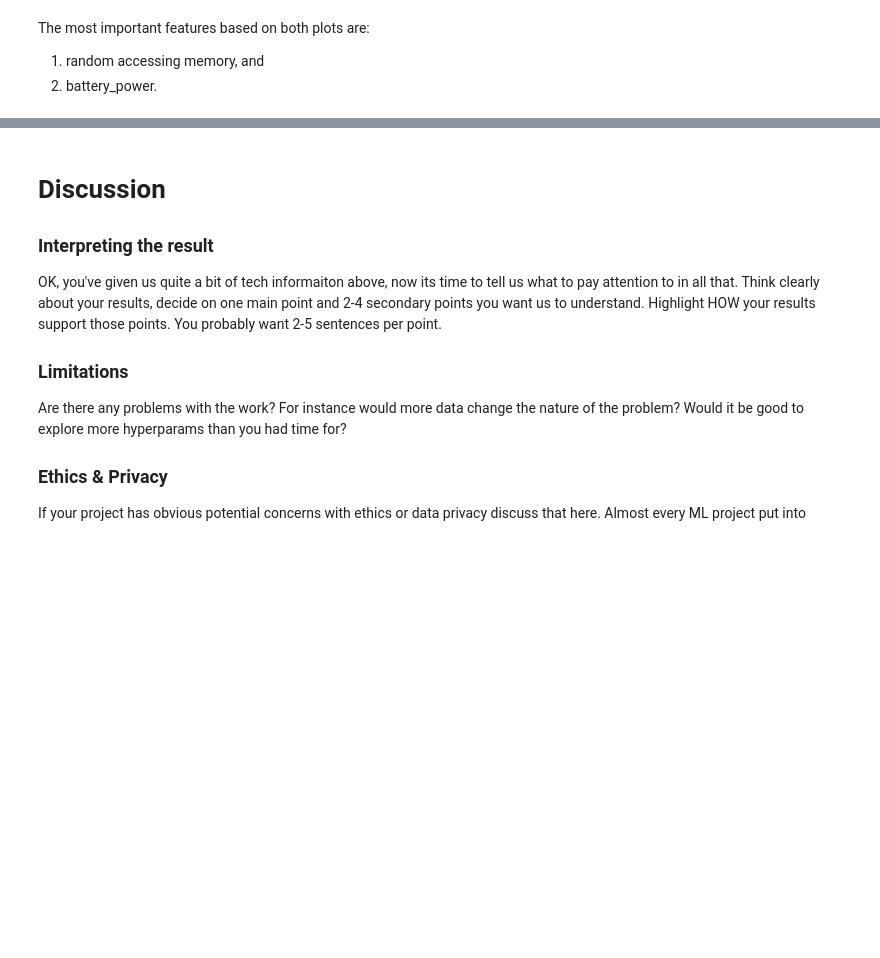
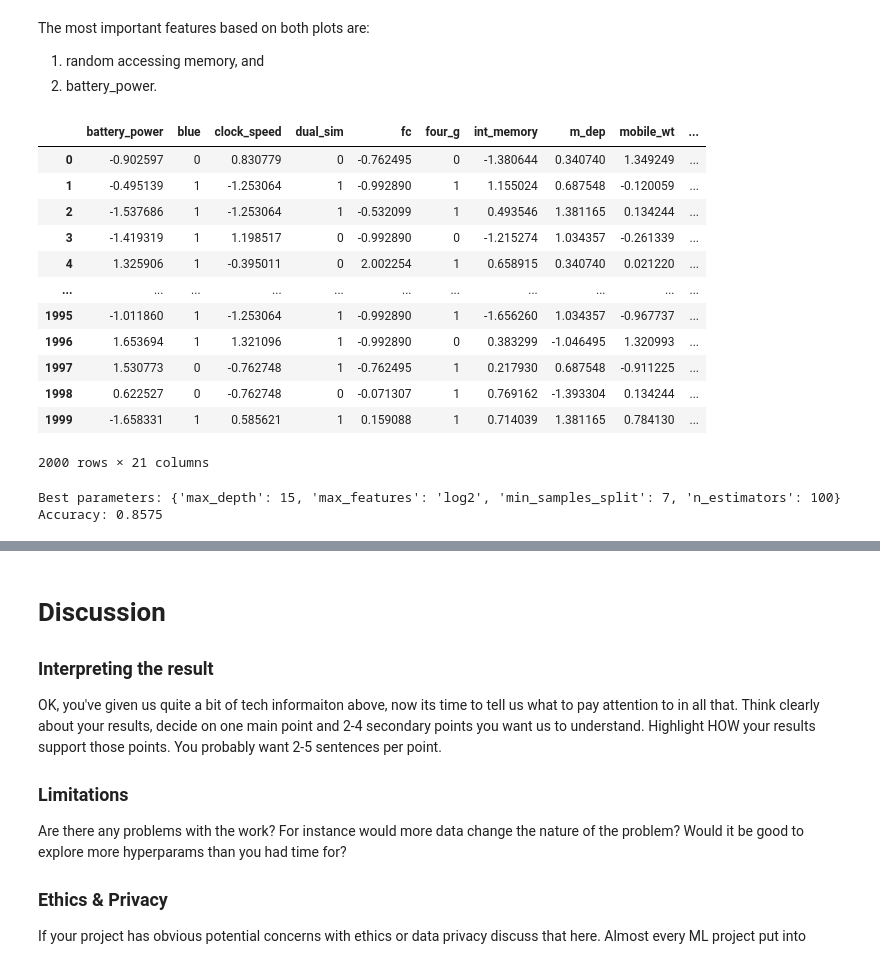
Before and after one commit to COGS118A/Group001-SP23, a Jupyter notebook: FinalProject_Group001-SP23.ipynb, the cells around one changed output, grey strips where cells are left out. Saved outputs shown, nothing was run; the diff lists cells and outputs as text; code cells hidden in the pictures; blank space fills up the shorter version.

```diff
--- a/FinalProject_Group001-SP23.ipynb
+++ b/FinalProject_Group001-SP23.ipynb
@@ -203,3 +261,23 @@ The most important features based on both plots are:
 #       4) consider strategies that make the training process less biased toward continuous variables (like RAM)
 #       5) copy-and-paste sections from proposal to here [DONE]
 #       6) show some decision trees of the best parameters [DONE]
+# %%
+scaler = StandardScaler()
+
+cont_var = ['battery_power', 'ram', 'px_height', 'px_width', 'clock_speed', 'fc', 'int_memory', 'm_dep', 'mobile_wt']
+df[continuous_variables] = scaler.fit_transform(df[cont_var])
+df
+# %% [output]
+|  | battery_power | blue | clock_speed | dual_sim | fc | four_g | int_memory | m_dep | mobile_wt | ... |
+| 0 | -0.902597 | 0 | 0.830779 | 0 | -0.762495 | 0 | -1.380644 | 0.340740 | 1.349249 | ... |
+| 1 | -0.495139 | 1 | -1.253064 | 1 | -0.992890 | 1 | 1.155024 | 0.687548 | -0.120059 | ... |
+| 2 | -1.537686 | 1 | -1.253064 | 1 | -0.532099 | 1 | 0.493546 | 1.381165 | 0.134244 | ... |
+| 3 | -1.419319 | 1 | 1.198517 | 0 | -0.992890 | 0 | -1.215274 | 1.034357 | -0.261339 | ... |
+| 4 | 1.325906 | 1 | -0.395011 | 0 | 2.002254 | 1 | 0.658915 | 0.340740 | 0.021220 | ... |
+| ... | ... | ... | ... | ... | ... | ... | ... | ... | ... | ... |
+| 1995 | -1.011860 | 1 | -1.253064 | 1 | -0.992890 | 1 | -1.656260 | 1.034357 | -0.967737 | ... |
+| 1996 | 1.653694 | 1 | 1.321096 | 1 | -0.992890 | 0 | 0.383299 | -1.046495 | 1.320993 | ... |
+| 1997 | 1.530773 | 0 | -0.762748 | 1 | -0.762495 | 1 | 0.217930 | 0.687548 | -0.911225 | ... |
+| 1998 | 0.622527 | 0 | -0.762748 | 0 | -0.071307 | 1 | 0.769162 | -1.393304 | 0.134244 | ... |
+| 1999 | -1.658331 | 1 | 0.585621 | 1 | 0.159088 | 1 | 0.714039 | 1.381165 | 0.784130 | ... |
+2000 rows × 21 columns
@@ -205,0 +299,10 @@ The most important features based on both plots are:
+# %%
+y_pred_transformed = best_model_transformed.predict(X_test_transformed)
+accuracy_transformed = accuracy_score(y_test, y_pred_transformed)
+
+# print the best prarameter
+print("Best parameters:", grid_search_transformed.best_params_)
+print("Accuracy:", accuracy_transformed)
+# %% [output]
+Best parameters: {'max_depth': 15, 'max_features': 'log2', 'min_samples_split': 7, 'n_estimators': 100}
+Accuracy: 0.8575
```
Also changed, not shown: parts of 18 cells of this notebook, 1 other file.
